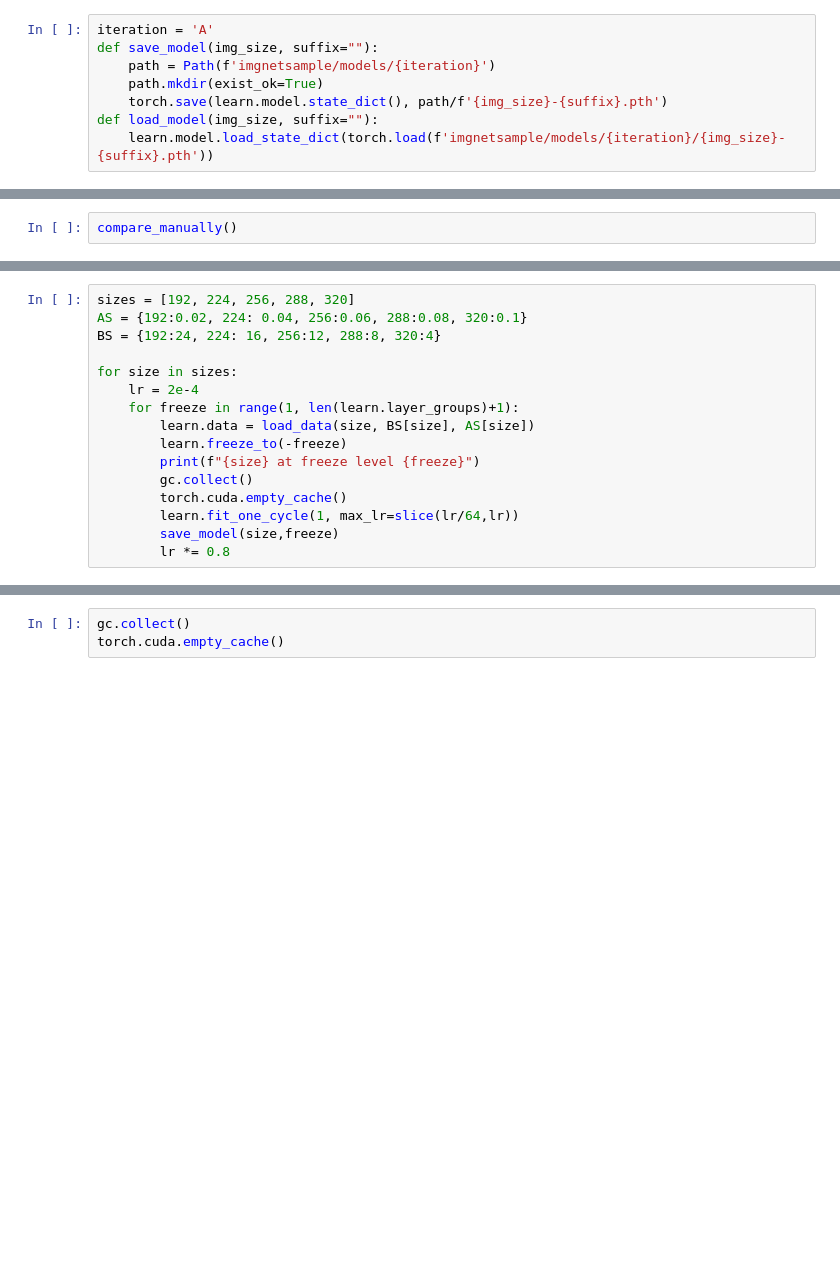
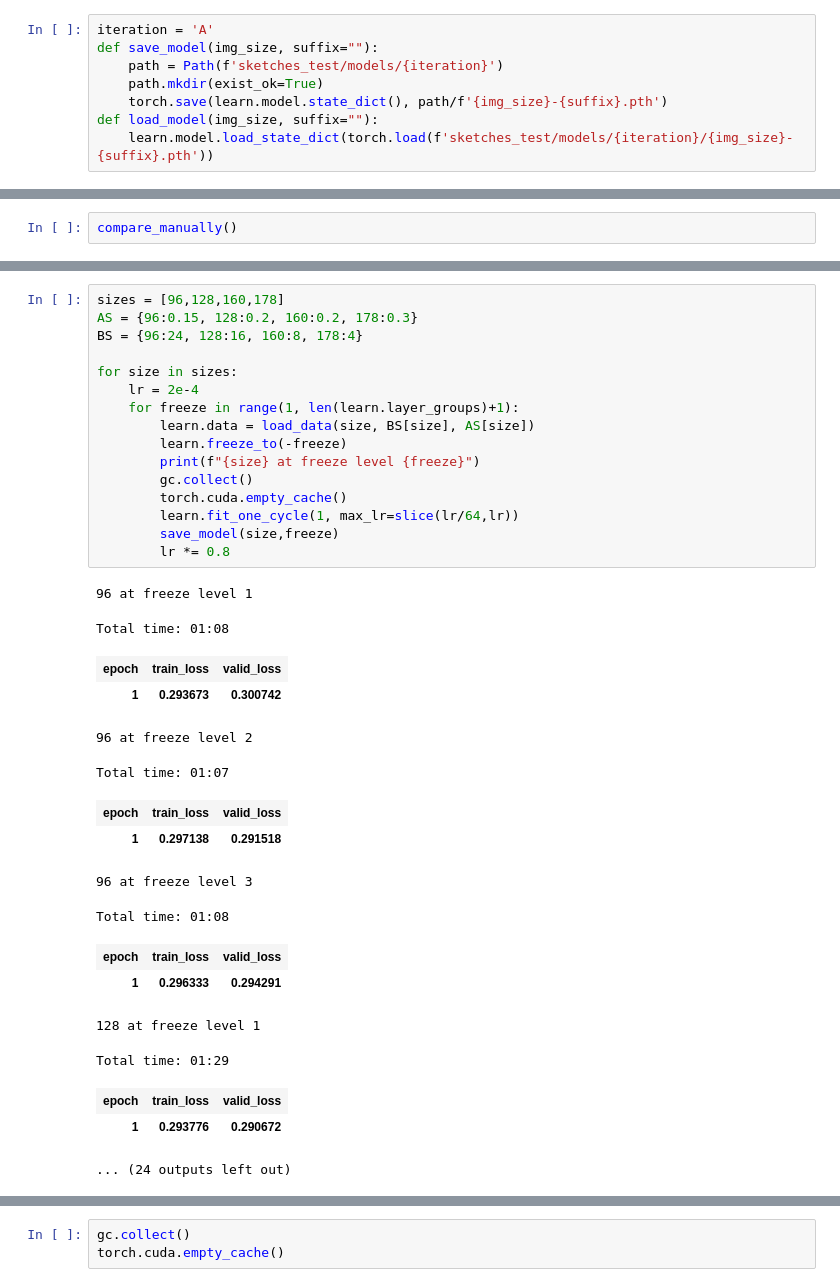
Before and after one commit to hoftherose/NN2Course, a Jupyter notebook: Crapify/Decrapify.ipynb, the cells around one changed output, grey strips where cells are left out. Saved outputs shown, nothing was run; the diff lists cells and outputs as text; blank space fills up the shorter version.

```diff
--- a/Crapify/Decrapify.ipynb
+++ b/Crapify/Decrapify.ipynb
@@ -52,11 +49,11 @@ learn.show_results(3)
 # %%
 iteration = 'A'
 def save_model(img_size, suffix=""):
-    path = Path(f'imgnetsample/models/{iteration}')
+    path = Path(f'sketches_test/models/{iteration}')
     path.mkdir(exist_ok=True)
     torch.save(learn.model.state_dict(), path/f'{img_size}-{suffix}.pth')
 def load_model(img_size, suffix=""):
-    learn.model.load_state_dict(torch.load(f'imgnetsample/models/{iteration}/{img_size}-{suffix}.pth'))
+    learn.model.load_state_dict(torch.load(f'sketches_test/models/{iteration}/{img_size}-{suffix}.pth'))
 # %%
 def show_tensor_as_image(tensor, ncols=5, figsize=12, title = ""):
     plt.figure(figsize=(figsize,figsize))
@@ -82,18 +114,36 @@ gc.collect()
 # %%
-sizes = [192, 224, 256, 288, 320]
-AS = {192:0.02, 224: 0.04, 256:0.06, 288:0.08, 320:0.1}
-BS = {192:24, 224: 16, 256:12, 288:8, 320:4}
+sizes = [96,128,160,178]
+AS = {96:0.15, 128:0.2, 160:0.2, 178:0.3}
+BS = {96:24, 128:16, 160:8, 178:4}
 
 for size in sizes:
     lr = 2e-4
     for freeze in range(1, len(learn.layer_groups)+1):
         learn.data = load_data(size, BS[size], AS[size])
         learn.freeze_to(-freeze)
         print(f"{size} at freeze level {freeze}")
         gc.collect()
         torch.cuda.empty_cache()
         learn.fit_one_cycle(1, max_lr=slice(lr/64,lr))
         save_model(size,freeze)
         lr *= 0.8
+# %% [output]
+96 at freeze level 1
+Total time: 01:08
+| epoch | train_loss | valid_loss |
+| 1 | 0.293673 | 0.300742 |
+96 at freeze level 2
+Total time: 01:07
+| epoch | train_loss | valid_loss |
+| 1 | 0.297138 | 0.291518 |
+96 at freeze level 3
+Total time: 01:08
+| epoch | train_loss | valid_loss |
+| 1 | 0.296333 | 0.294291 |
+128 at freeze level 1
+Total time: 01:29
+| epoch | train_loss | valid_loss |
+| 1 | 0.293776 | 0.290672 |
+... (24 outputs left out)
 # %%
 learn.show_results(rows=4)
```
Also changed, not shown: parts of 25 cells of this notebook, 5 other files.
